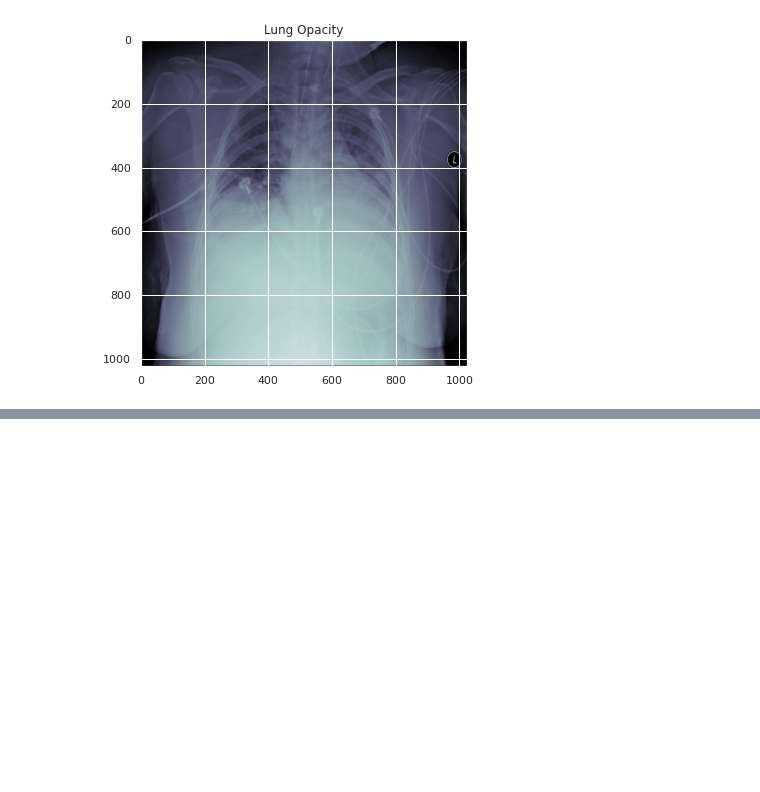
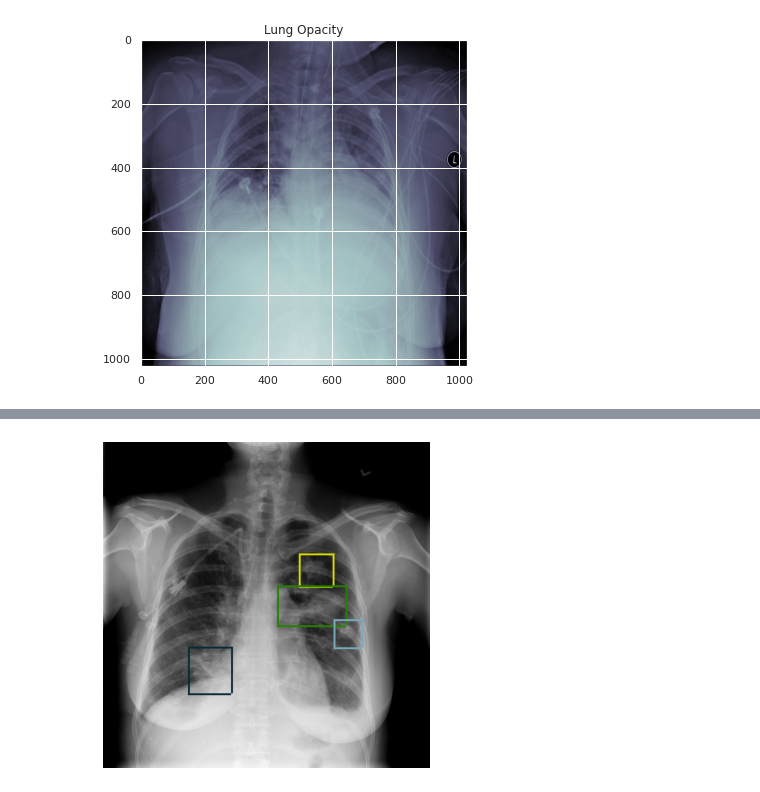
Before and after one commit to pswaruppk/GL_CAPSTONE, a Jupyter notebook: pneumonia_detection.ipynb, the cells around one changed output, grey strips where cells are left out. Cells and saved outputs as stored; diff of their text form; code cells hidden in the pictures; blank space fills up the shorter version.

```diff
--- a/pneumonia_detection.ipynb
+++ b/pneumonia_detection.ipynb
@@ -424,0 +504,4 @@ There are maximum of 4 bouding box for a given x-ray
+# %%
+drawbbox(bbox_map['0ab261f9-4eb5-42ab-a9a5-e918904d6356'])
+# %% [output]
+[figure, added]
```
Also changed, not shown: parts of 19 cells of this notebook.
